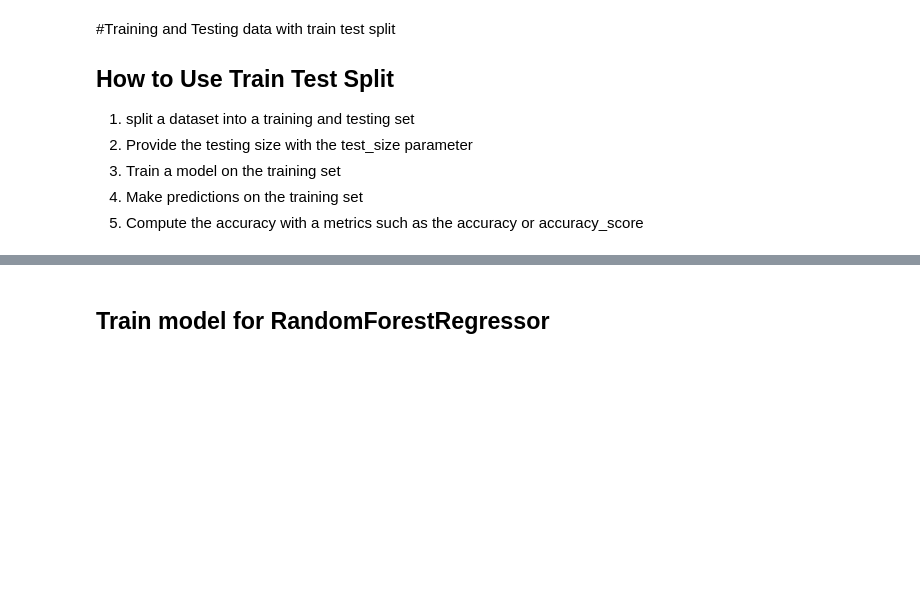
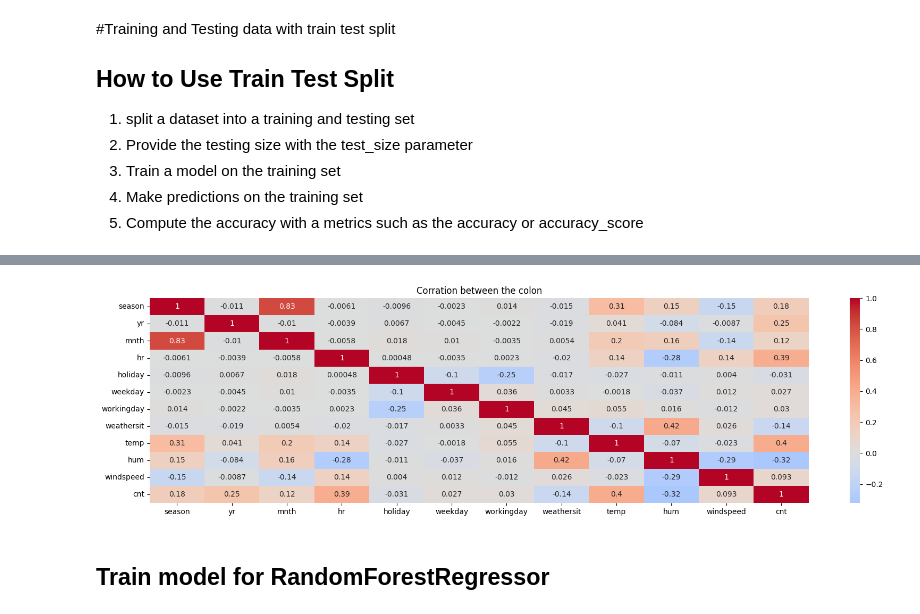
Before and after one commit to madou9/ml-ops-part-1, a Jupyter notebook: src/bike_sharing_analysis.ipynb, the cells around one changed output, grey strips where cells are left out. Cells and saved outputs as stored; diff of their text form; code cells hidden in the pictures; blank space fills up the shorter version.

```diff
--- a/src/bike_sharing_analysis.ipynb
+++ b/src/bike_sharing_analysis.ipynb
@@ -98,4 +101,12 @@ plt.show()
 [figure]
+# %%
+correlation = df.corr(numeric_only=True)
+plt.figure(figsize=(20,5))
+sns.heatmap(correlation, annot=True, cmap="coolwarm", center=0)
+plt.title("Corration between the colon")
+plt.show()
+# %% [output]
+[figure, added]
 # %% [markdown]
 ## Train model for RandomForestRegressor
 # %%
```
Also changed, not shown: parts of 9 cells of this notebook.
